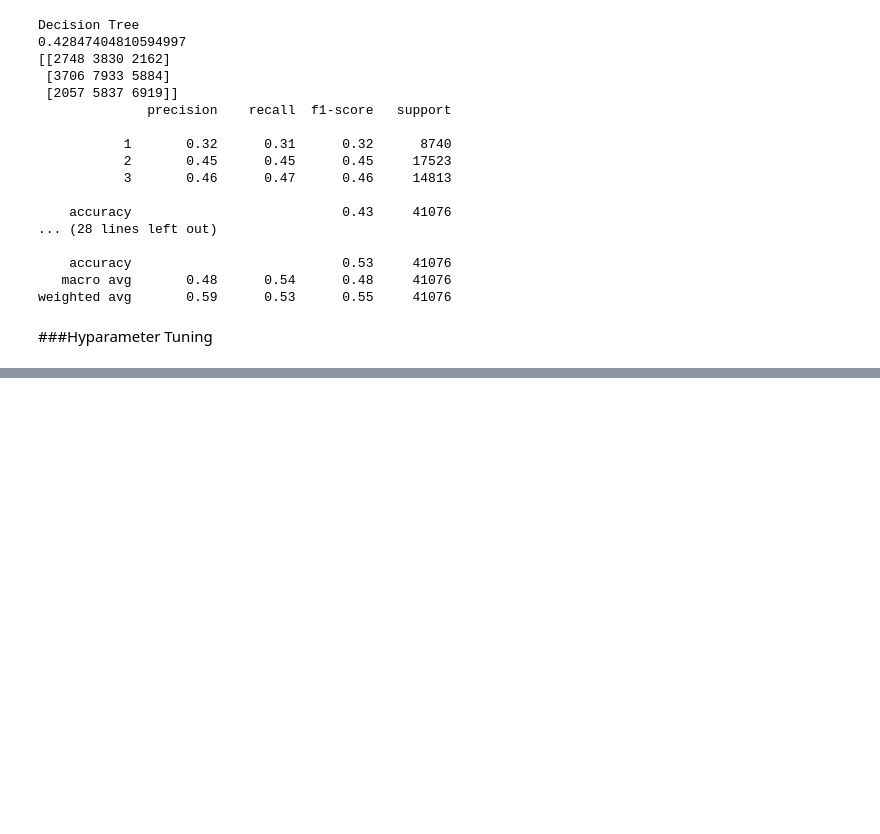
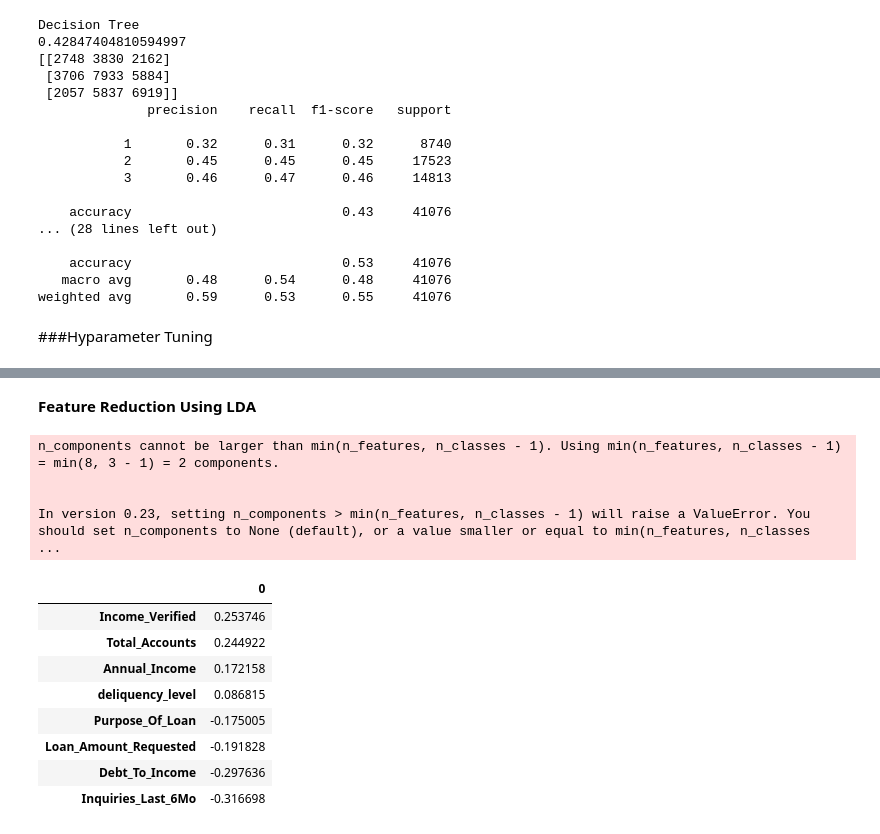
Before and after one commit to Eswa2020/team2_dcs6_loan_prediction, a Jupyter notebook: Copy_of_Loans.ipynb, the cells around one changed output, grey strips where cells are left out. Saved outputs shown, nothing was run; the diff lists cells and outputs as text; code cells hidden in the pictures; blank space fills up the shorter version.

```diff
--- a/Copy_of_Loans.ipynb
+++ b/Copy_of_Loans.ipynb
@@ -839,0 +981,38 @@ weighted avg       0.59      0.53      0.55     41076
+# %% [markdown]
+**Feature Reduction Using LDA**
+# %%
+# Defining the training and tests sets with an 60 - 40 split
+
+x_train, x_test, y_train, y_test = train_test_split(x, y, test_size=0.4, random_state=0)
+
+# Feature Scaling
+
+scaler = StandardScaler()
+scaler.fit(x_train)
+
+x_train = scaler.transform(x_train)
+x_test = scaler.transform(x_test)
+
+# Peforming LDA
+
+lda = LDA(n_components=5)
+x_train = lda.fit_transform(x_train, y_train)
+x_test = lda.transform(x_test)
+
+# Checking the most important features
+feature_importance = pd.DataFrame(index = x.columns.values, data = lda.coef_[0].T).sort_values(0, ascending= False)
+feature_importance
+# %% [output]
+n_components cannot be larger than min(n_features, n_classes - 1). Using min(n_features, n_classes - 1) = min(8, 3 - 1) = 2 components.
+
+
+In version 0.23, setting n_components > min(n_features, n_classes - 1) will raise a ValueError. You should set n_components to None (default), or a value smaller or equal to min(n_features, n_classes  ...
+|  | 0 |
+| Income_Verified | 0.253746 |
+| Total_Accounts | 0.244922 |
+| Annual_Income | 0.172158 |
+| deliquency_level | 0.086815 |
+| Purpose_Of_Loan | -0.175005 |
+| Loan_Amount_Requested | -0.191828 |
+| Debt_To_Income | -0.297636 |
+| Inquiries_Last_6Mo | -0.316698 |
```
Also changed, not shown: parts of 21 cells of this notebook.
